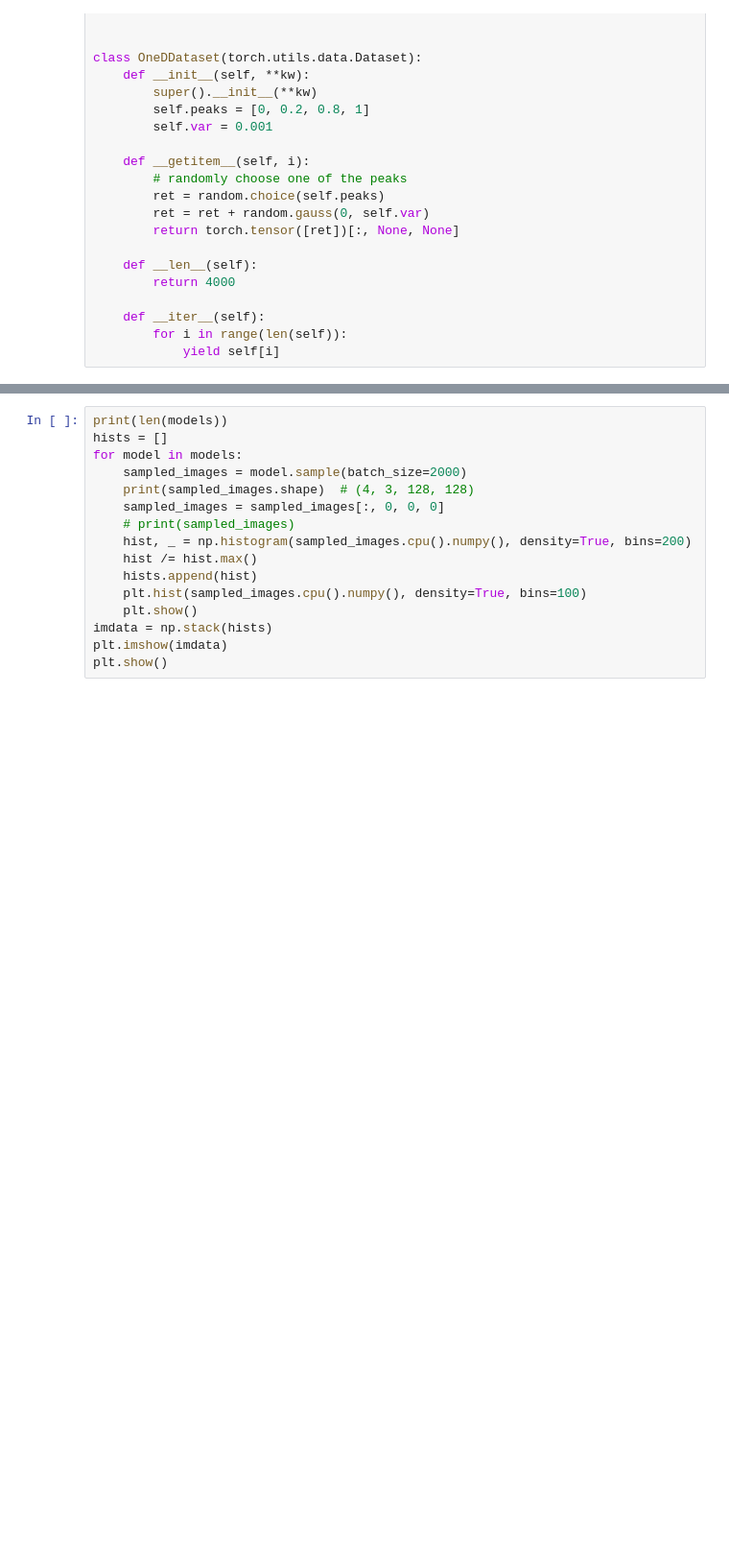
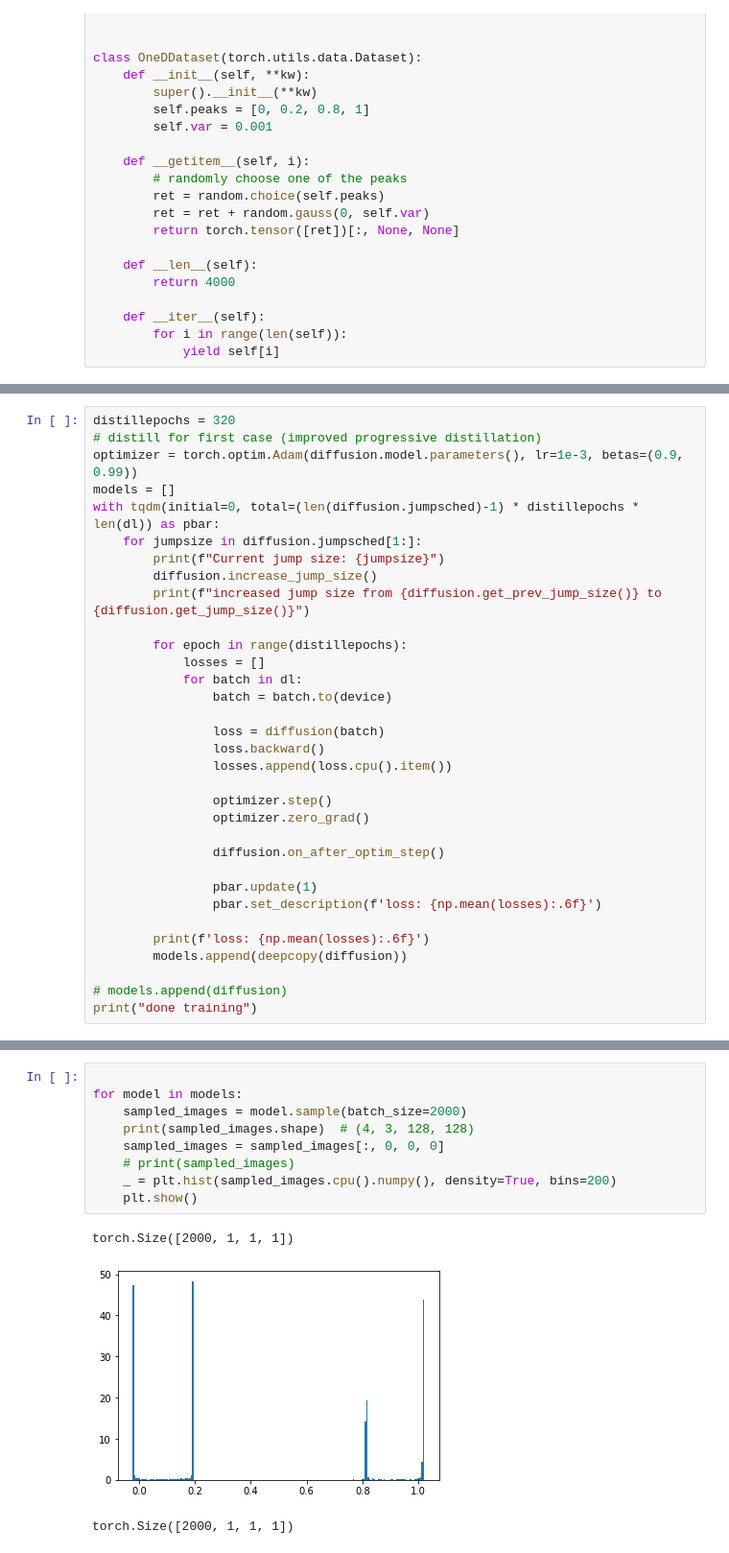
Before and after one commit to lukovnikov/denoising-diffusion-pytorch, a Jupyter notebook: scripts/notebook_toy_progressive_diffusion.ipynb, the cells around one changed output, grey strips where cells are left out. Shown at 96% size. Saved outputs shown, nothing was run; the diff lists cells and outputs as text; blank space fills up the shorter version.

Commit message:
improved progresive distilliation

```diff
--- a/scripts/notebook_toy_progressive_diffusion.ipynb
+++ b/scripts/notebook_toy_progressive_diffusion.ipynb
@@ -173,0 +160,33 @@ doubling jump size: 4
+# %%
+distillepochs = 320
+# distill for first case (improved progressive distillation)
+optimizer = torch.optim.Adam(diffusion.model.parameters(), lr=1e-3, betas=(0.9, 0.99))
+models = []
+with tqdm(initial=0, total=(len(diffusion.jumpsched)-1) * distillepochs * len(dl)) as pbar:
+    for jumpsize in diffusion.jumpsched[1:]:
+        print(f"Current jump size: {jumpsize}")
+        diffusion.increase_jump_size()
+        print(f"increased jump size from {diffusion.get_prev_jump_size()} to {diffusion.get_jump_size()}")
+
+        for epoch in range(distillepochs):
+            losses = []
+            for batch in dl:
+                batch = batch.to(device)
+
+                loss = diffusion(batch)
+                loss.backward()
+                losses.append(loss.cpu().item())
+
+                optimizer.step()
+                optimizer.zero_grad()
+
+                diffusion.on_after_optim_step()
+
+                pbar.update(1)
+                pbar.set_description(f'loss: {np.mean(losses):.6f}')
+
+        print(f'loss: {np.mean(losses):.6f}')
+        models.append(deepcopy(diffusion))
+
+# models.append(diffusion)
+print("done training")
@@ -174,16 +207,13 @@ doubling jump size: 4
 # %%
-print(len(models))
-hists = []
+
 for model in models:
     sampled_images = model.sample(batch_size=2000)
     print(sampled_images.shape)  # (4, 3, 128, 128)
     sampled_images = sampled_images[:, 0, 0, 0]
     # print(sampled_images)
-    hist, _ = np.histogram(sampled_images.cpu().numpy(), density=True, bins=200)
-    hist /= hist.max()
-    hists.append(hist)
-    plt.hist(sampled_images.cpu().numpy(), density=True, bins=100)
+    _ = plt.hist(sampled_images.cpu().numpy(), density=True, bins=200)
     plt.show()
-imdata = np.stack(hists)
-plt.imshow(imdata)
-plt.show()
+# %% [output]
+torch.Size([2000, 1, 1, 1])
+[figure, added]
+torch.Size([2000, 1, 1, 1])
```
Also changed, not shown: parts of 20 cells of this notebook, 4 other files.
